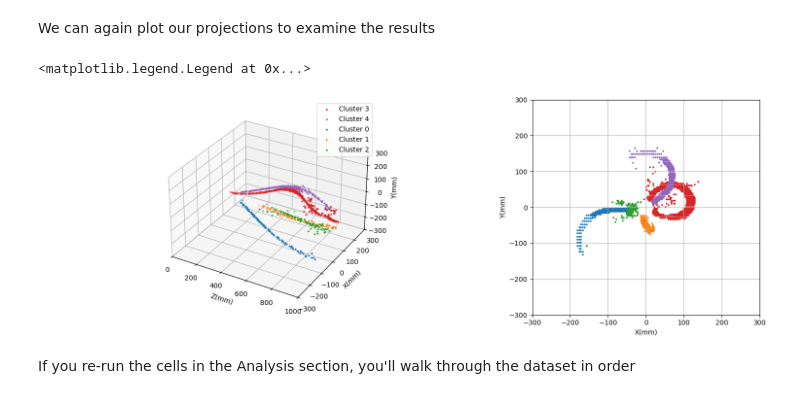
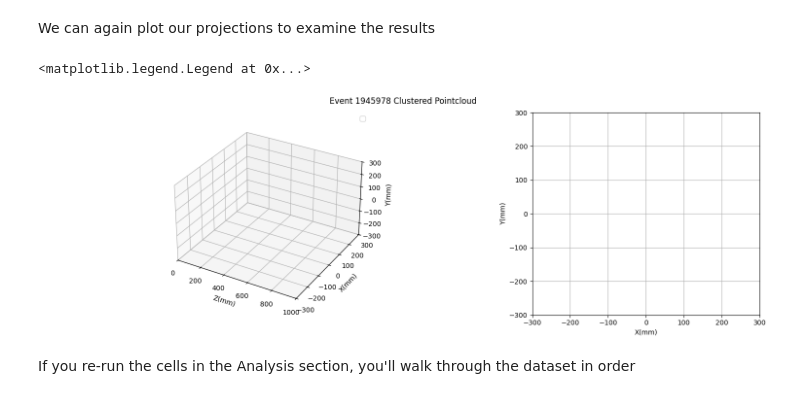
Before and after one commit to singhp99/spyral_notebooks, a Jupyter notebook: examine_clusters.ipynb, the cells around one changed output. Drawn from its saved outputs; the diff is of its cells as text; code cells hidden in the pictures.

```diff
--- a/examine_clusters.ipynb
+++ b/examine_clusters.ipynb
@@ -101,7 +104,7 @@ Re-runing the code below this cell will allow you to walk through the dataset in
 
 Now we'll load the next event in the dataset (or a specific hardcoded one)
 # %%
-event = 82251
+event = 1945978
 # You can hardcode a specific event to debug
 # event = 1
 if event is None:
@@ -259,34 +265,35 @@ fig, axs = plt.subplot_mosaic(
     AAB
     """,
     per_subplot_kw={
         "A": {
             "projection": "3d",
             "box_aspect": (2,1,1),
             "aspect": "equalxy"
         }
     },
     figsize=(15.0, 5.0),
     constrained_layout=True
 )
 
 for cluster in cleaned_clusters:
     axs["A"].scatter(cluster.data[:, 2], cluster.data[:, 0], cluster.data[:, 1], c=get_color(cluster.label), s=3, label=f"Cluster {cluster.label}")
     axs["B"].scatter(cluster.data[:, 0], cluster.data[:, 1], c=get_color(cluster.label), s=3, label=f"Cluster {cluster.label}")
 axs["A"].set_xlim3d(0., 1000.0)
 axs["A"].set_xlabel("Z(mm)")
 axs["A"].set_ylim3d(-300.0, 300.0)
 axs["A"].set_ylabel("X(mm)")
 axs["A"].set_zlim3d(-300.0, 300.0)
 axs["A"].set_zlabel("Y(mm)")
 axs["B"].set_xlim(-300.0, 300.0)
 axs["B"].set_xlabel("X(mm)")
 axs["B"].set_ylim(-300.0, 300.0)
 axs["B"].set_ylabel("Y(mm)")
+plt.suptitle(f"Event {event} Clustered Pointcloud")
 axs["B"].grid()
 axs["A"].legend()
 # %% [output]
 <matplotlib.legend.Legend at 0x...>
-[figure, old version]
+[figure, new version]
 # %% [markdown]
 If you re-run the cells in the Analysis section, you'll walk through the dataset in order
 # %% [markdown]
```
Also changed, not shown: parts of 8 cells of this notebook, 5 other files.
